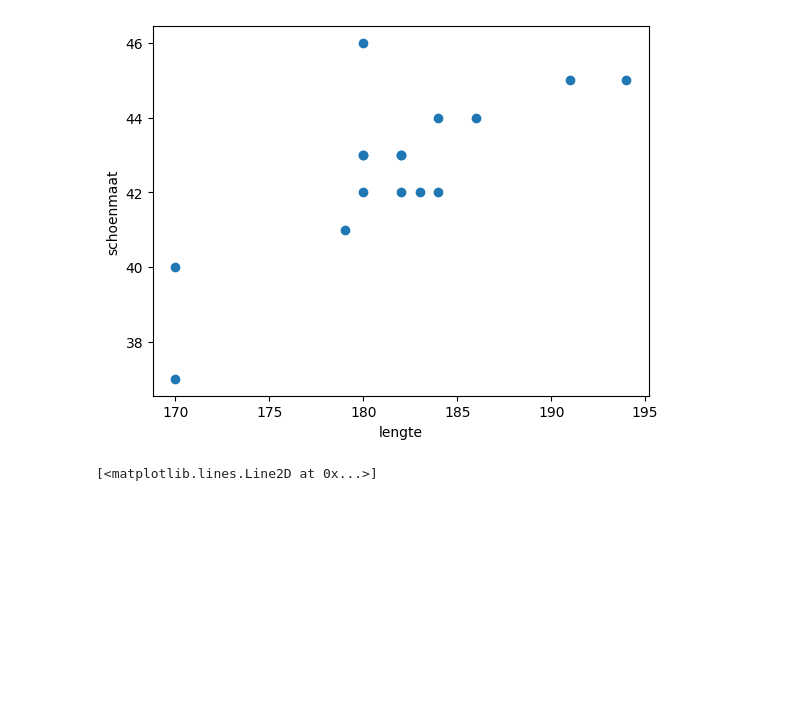
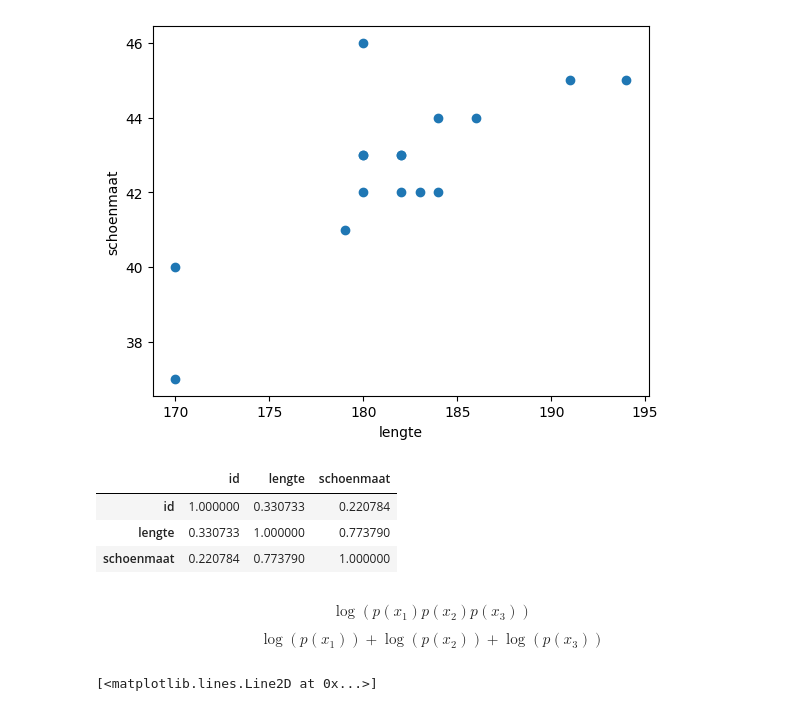
Before and after one commit to Janko-dev/ZM004-2324-data-science, a Jupyter notebook: ds_dc1.ipynb, the cells around one changed output. Saved outputs shown, nothing was run; the diff lists cells and outputs as text; code cells hidden in the pictures; blank space fills up the shorter version.

```diff
--- a/ds_dc1.ipynb
+++ b/ds_dc1.ipynb
@@ -74,4 +135,19 @@ plt.ylabel('schoenmaat')
 plt.show()
 # %% [output]
 [figure]
+# %%
+df.corr(method='pearson')
+# %% [output]
+|  | id | lengte | schoenmaat |
+| id | 1.000000 | 0.330733 | 0.220784 |
+| lengte | 0.330733 | 1.000000 | 0.773790 |
+| schoenmaat | 0.220784 | 0.773790 | 1.000000 |
+# %% [markdown]
+$$
+    \log (p(x_1) p(x_2) p(x_3))
+$$
+
+$$
+    \log (p(x_1)) +  \log(p(x_2)) + \log(p(x_3))
+$$
 # %%
```
Also changed, not shown: parts of 16 cells of this notebook.
